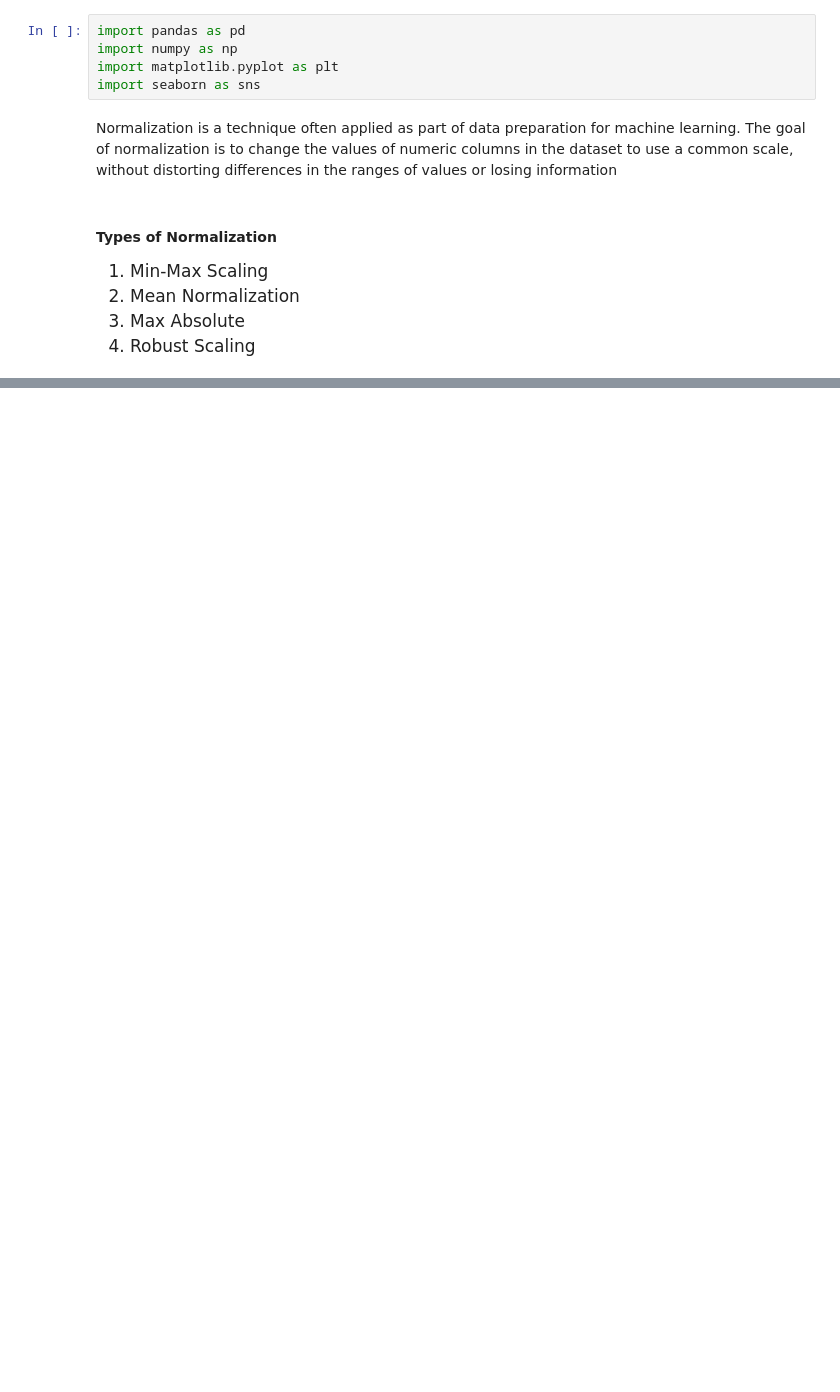
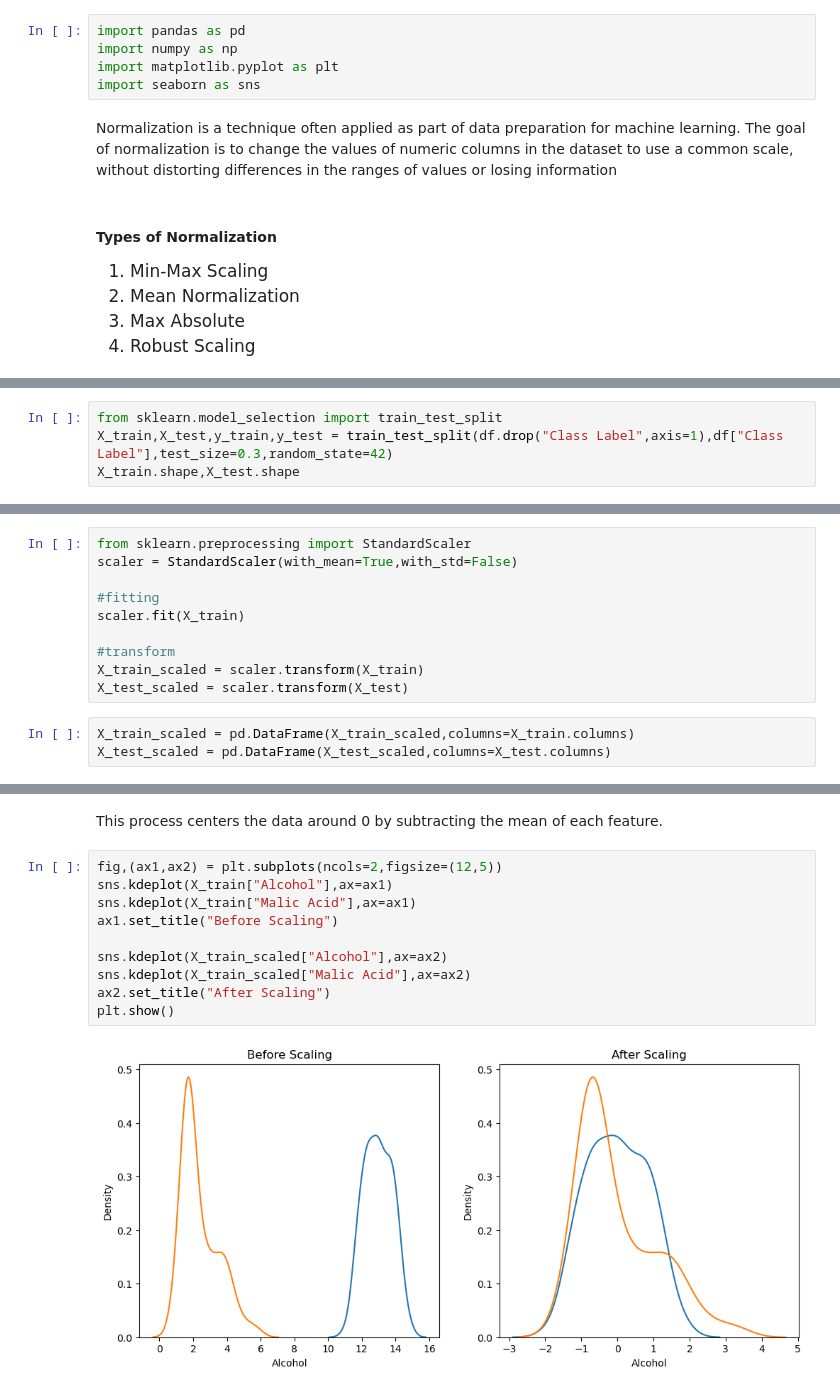
Before and after one commit to swayam-learning/python, a Jupyter notebook: Learn_ML/3. FeatureEngineering/Feature Scaling/Normalization.ipynb, the cells around one changed output, grey strips where cells are left out. Cells and saved outputs as stored; diff of their text form; blank space fills up the shorter version.

```diff
--- a/Learn_ML/3. FeatureEngineering/Feature Scaling/Normalization.ipynb
+++ b/Learn_ML/3. FeatureEngineering/Feature Scaling/Normalization.ipynb
@@ -34,0 +102,4 @@ df.head()
+# %%
+from sklearn.model_selection import train_test_split
+X_train,X_test,y_train,y_test = train_test_split(df.drop("Class Label",axis=1),df["Class Label"],test_size=0.3,random_state=42)
+X_train.shape,X_test.shape
@@ -34,0 +108,13 @@ df.head()
+# %%
+from sklearn.preprocessing import StandardScaler
+scaler = StandardScaler(with_mean=True,with_std=False)
+
+#fitting
+scaler.fit(X_train)
+
+#transform
+X_train_scaled = scaler.transform(X_train)
+X_test_scaled = scaler.transform(X_test)
+# %%
+X_train_scaled = pd.DataFrame(X_train_scaled,columns=X_train.columns)
+X_test_scaled = pd.DataFrame(X_test_scaled,columns=X_test.columns)
@@ -34,0 +145,14 @@ df.head()
+# %% [markdown]
+This process centers the data around 0 by subtracting the mean of each feature.
+# %%
+fig,(ax1,ax2) = plt.subplots(ncols=2,figsize=(12,5))
+sns.kdeplot(X_train["Alcohol"],ax=ax1)
+sns.kdeplot(X_train["Malic Acid"],ax=ax1)
+ax1.set_title("Before Scaling")
+
+sns.kdeplot(X_train_scaled["Alcohol"],ax=ax2)
+sns.kdeplot(X_train_scaled["Malic Acid"],ax=ax2)
+ax2.set_title("After Scaling")
+plt.show()
+# %% [output]
+[figure, added]
```
Also changed, not shown: parts of 34 cells of this notebook.
